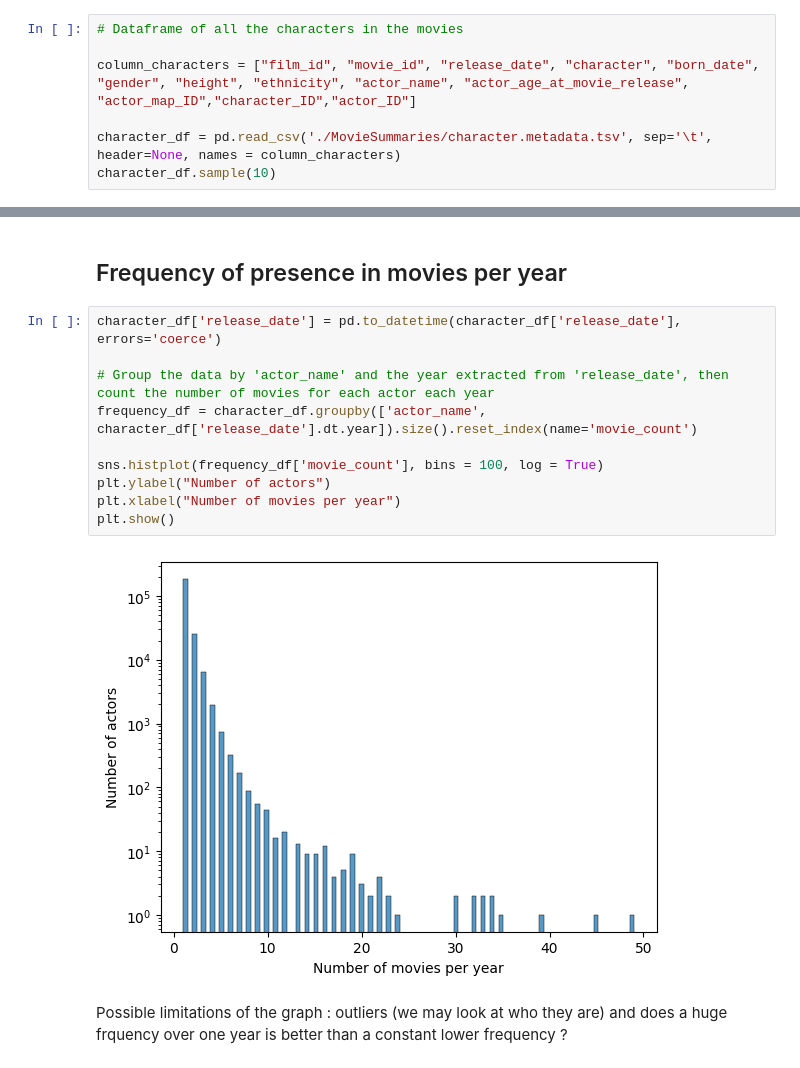
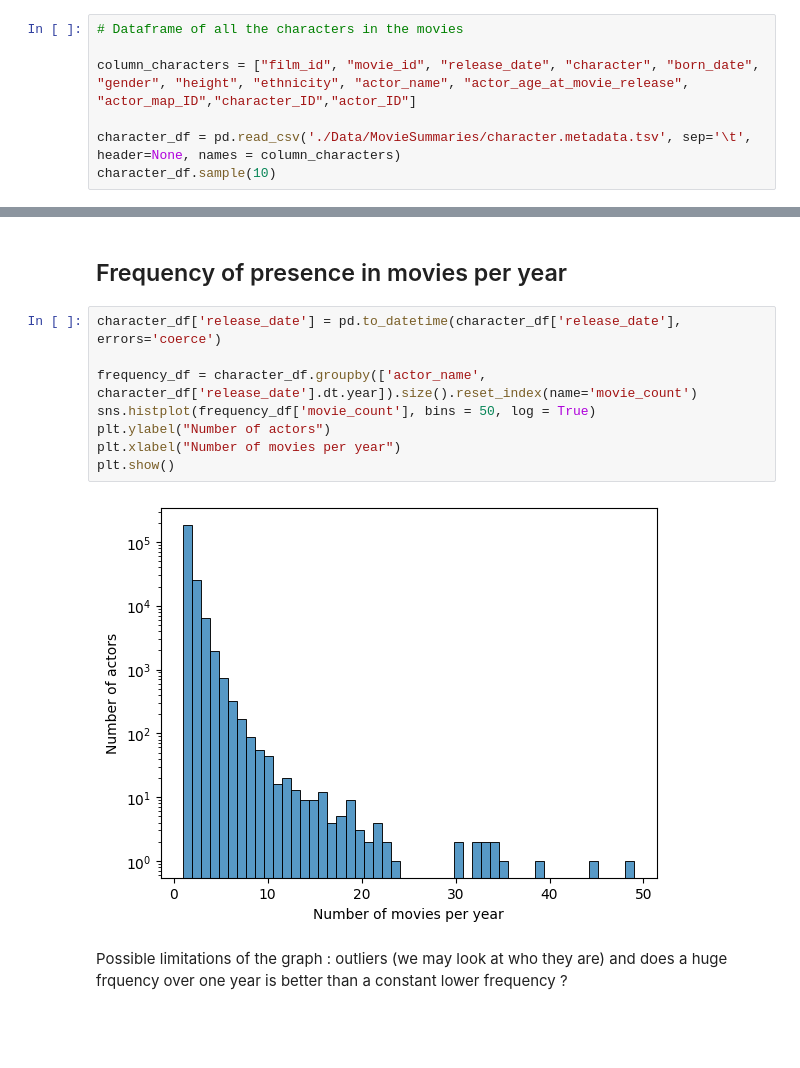
Before and after one commit to epfl-ada/ada-2023-project-datacuisiniers, a Jupyter notebook: p2_Malo.ipynb, the cells around one changed output, grey strips where cells are left out. Cells and saved outputs as stored; diff of their text form; blank space fills up the shorter version.

Commit message:
analysis of characters

```diff
--- a/p2_Malo.ipynb
+++ b/p2_Malo.ipynb
@@ -35,7 +38,7 @@ korean_movies.head()
 
 column_characters = ["film_id", "movie_id", "release_date", "character", "born_date", "gender", "height", "ethnicity", "actor_name", "actor_age_at_movie_release", "actor_map_ID","character_ID","actor_ID"]
 
-character_df = pd.read_csv('./MovieSummaries/character.metadata.tsv', sep='\t', header=None, names = column_characters)
+character_df = pd.read_csv('./Data/MovieSummaries/character.metadata.tsv', sep='\t', header=None, names = column_characters)
 character_df.sample(10)
 # %% [output]
 |  | film_id | movie_id | release_date | character | born_date | gender | height | ethnicity | actor_name | ... |
@@ -69,15 +68,13 @@ We may look at the frequency of different actors (nb of movies/year), look at th
 # %%
 character_df['release_date'] = pd.to_datetime(character_df['release_date'], errors='coerce')
 
-# Group the data by 'actor_name' and the year extracted from 'release_date', then count the number of movies for each actor each year
 frequency_df = character_df.groupby(['actor_name', character_df['release_date'].dt.year]).size().reset_index(name='movie_count')
-
-sns.histplot(frequency_df['movie_count'], bins = 100, log = True)
+sns.histplot(frequency_df['movie_count'], bins = 50, log = True)
 plt.ylabel("Number of actors")
 plt.xlabel("Number of movies per year")
 plt.show()
 # %% [output]
-[figure, old version]
+[figure, new version]
 # %% [markdown]
 Possible limitations of the graph : outliers (we may look at who they are) and does a huge frquency over one year is better than a constant lower frequency ?
 # %%
```
Also changed, not shown: parts of 13 cells of this notebook.
